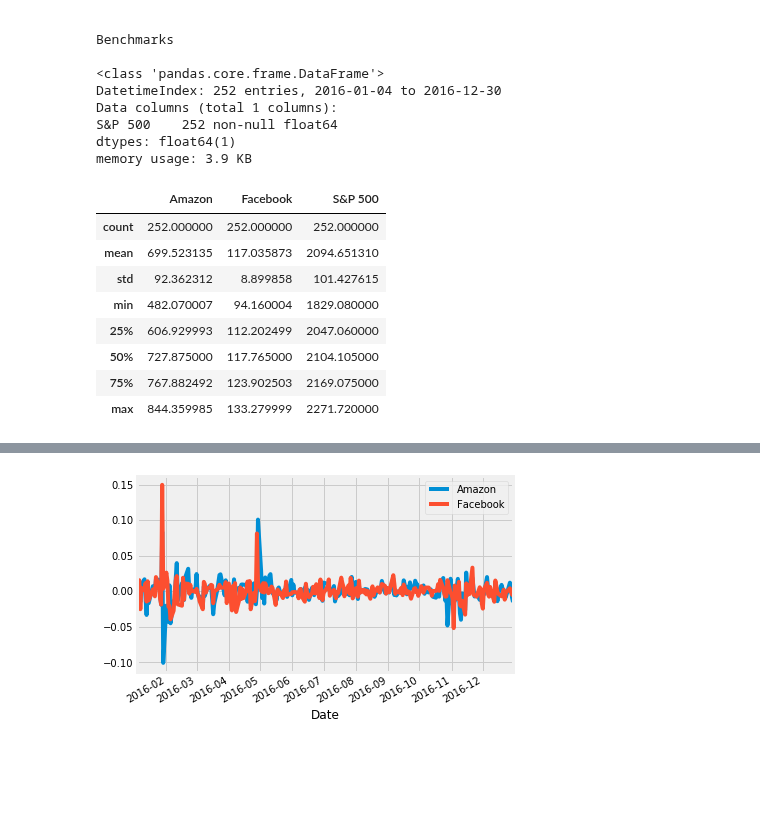
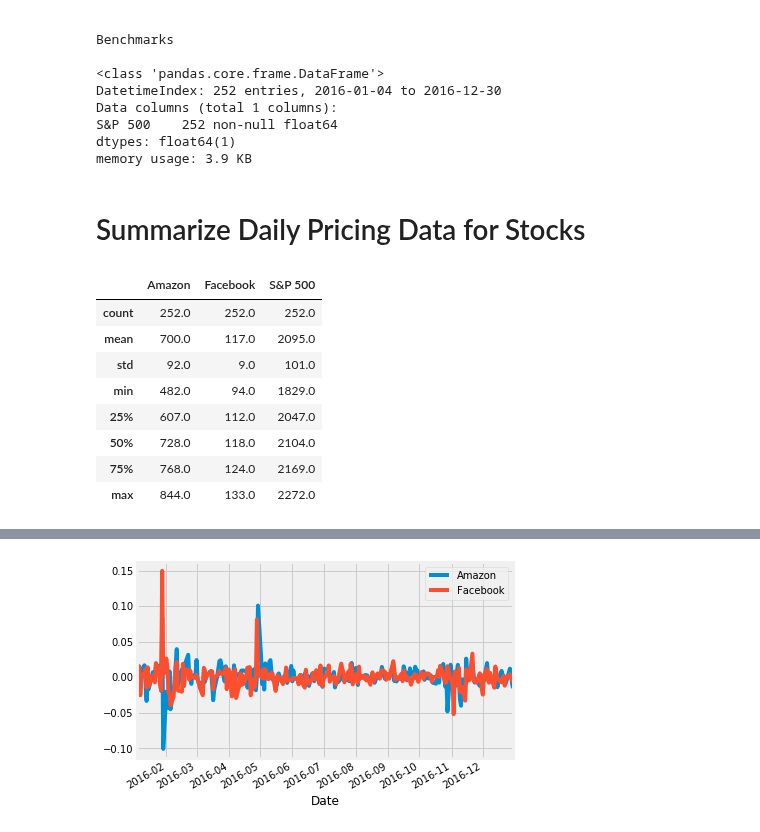
Before and after one commit to BitterScientist/bitterscientist.com, a Jupyter notebook: folders/ds_blogs/projects/portfolio_analysis/stock_analysis.ipynb, the cells around one changed output, grey strips where cells are left out. Saved outputs shown, nothing was run; the diff lists cells and outputs as text; code cells hidden in the pictures; blank space fills up the shorter version.

```diff
--- a/folders/ds_blogs/projects/portfolio_analysis/stock_analysis.ipynb
+++ b/folders/ds_blogs/projects/portfolio_analysis/stock_analysis.ipynb
@@ -41,18 +43,20 @@ Data columns (total 1 columns):
 S&P 500    252 non-null float64
 dtypes: float64(1)
 memory usage: 3.9 KB
+# %% [markdown]
+# Summarize Daily Pricing Data for Stocks
 # %%
 frames = [stock_data.describe(), benchmark_data.describe()]
 # %%
-stock_summary = pd.concat(frames, axis=1)
+stock_summary = pd.concat(frames, axis=1).round()
 stock_summary
 # %% [output]
 |  | Amazon | Facebook | S&P 500 |
-| count | 252.000000 | 252.000000 | 252.000000 |
-| mean | 699.523135 | 117.035873 | 2094.651310 |
-| std | 92.362312 | 8.899858 | 101.427615 |
-| min | 482.070007 | 94.160004 | 1829.080000 |
-| 25% | 606.929993 | 112.202499 | 2047.060000 |
-| 50% | 727.875000 | 117.765000 | 2104.105000 |
-| 75% | 767.882492 | 123.902503 | 2169.075000 |
-| max | 844.359985 | 133.279999 | 2271.720000 |
+| count | 252.0 | 252.0 | 252.0 |
+| mean | 700.0 | 117.0 | 2095.0 |
+| std | 92.0 | 9.0 | 101.0 |
+| min | 482.0 | 94.0 | 1829.0 |
+| 25% | 607.0 | 112.0 | 2047.0 |
+| 50% | 728.0 | 118.0 | 2104.0 |
+| 75% | 768.0 | 124.0 | 2169.0 |
+| max | 844.0 | 133.0 | 2272.0 |
```
Also changed, not shown: parts of 35 cells of this notebook, 6 other files.
